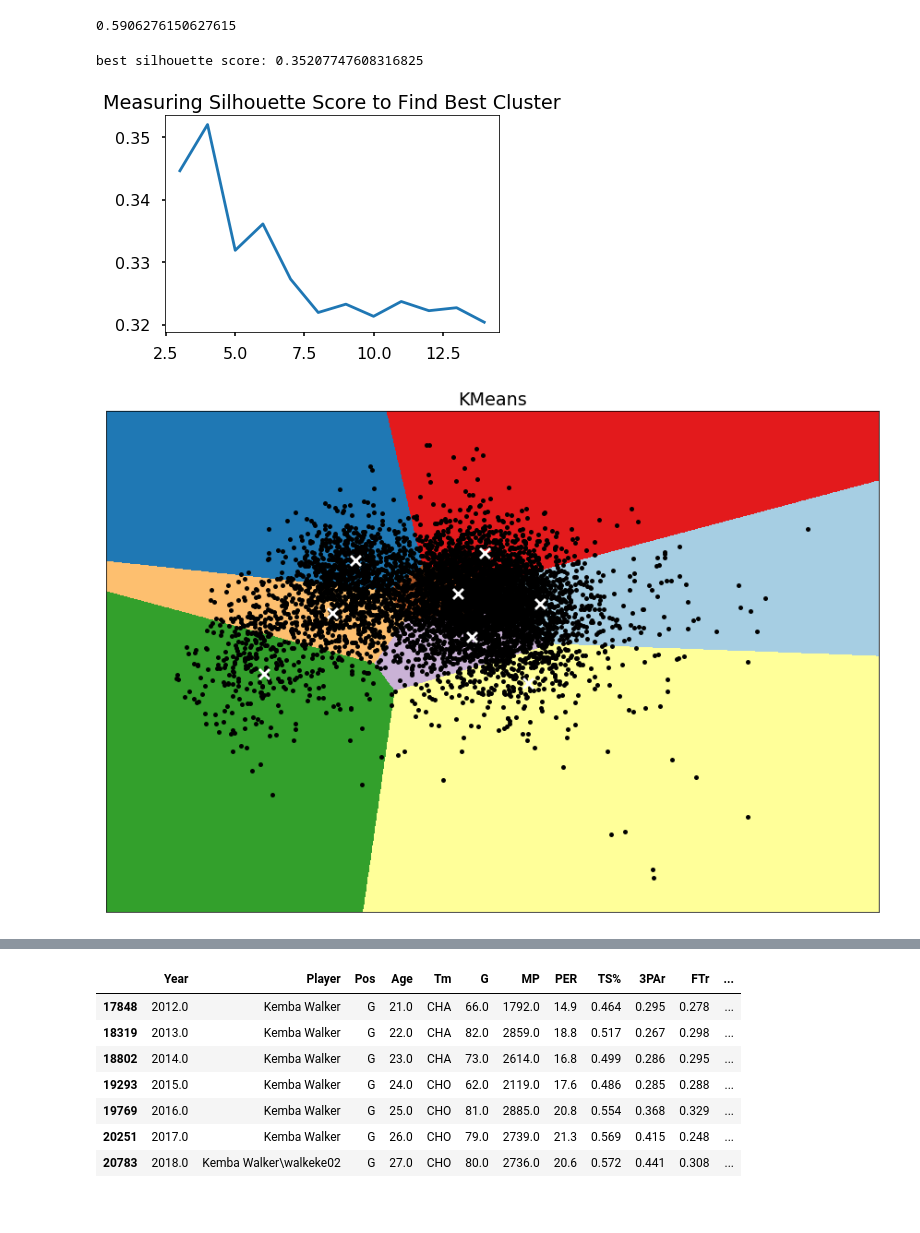
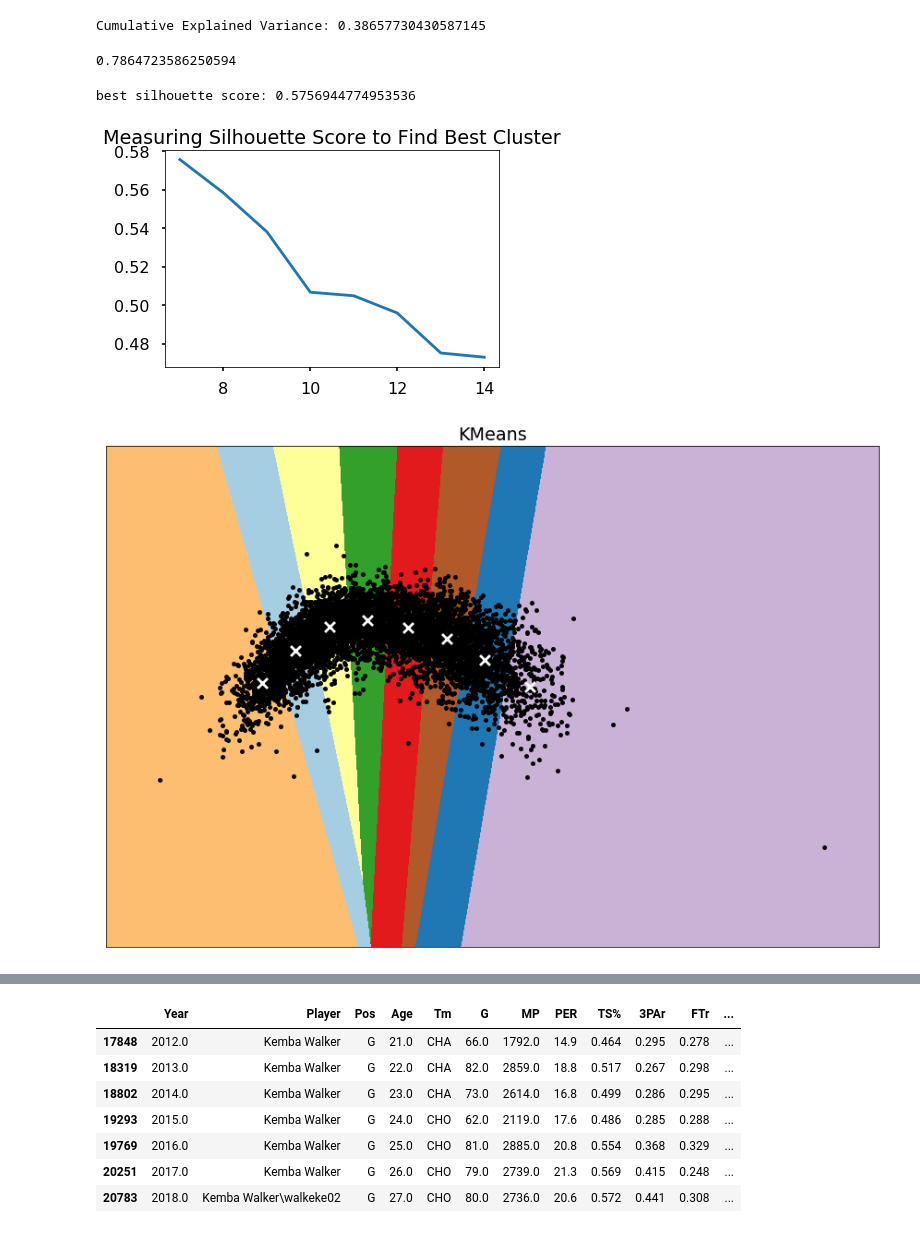
Before and after one commit to kfw322/BBallStatsNerd, a Jupyter notebook: Classifications.ipynb, the cells around one changed output, grey strips where cells are left out. Saved outputs shown, nothing was run; the diff lists cells and outputs as text; code cells hidden in the pictures.

```diff
--- a/Classifications.ipynb
+++ b/Classifications.ipynb
@@ -59,0 +44,4 @@ Cumulative Explained Variance: 0.3329007214848214
+# %%
+for stat in ["TRB","AST","STL","BLK","TOV","PF","PTS"]:
+    modern_data[str(stat+"/36")] = modern_data[stat] / (modern_data["MP"]/36)
+modern_data
@@ -60,20 +67,32 @@ Cumulative Explained Variance: 0.3329007214848214
+# %%
+X = modern_data[["3PAr", "FTr", "TRB%", "AST%", "STL%", "BLK%", "TOV%", "USG%", "TS%", "AST/36", "PTS/36", "DWS", "DBPM","PPS_00-02 At Rim","PPS_03-08 Near Rim","PPS_09-12 Short Range","PPS_13-17 Mid Range","PPS_18-23 Long Jumper","PPS_24-27 Three","PPS_28-34 Deep"]]#[["PPS_00-02 At Rim","PPS_03-08 Near Rim","PPS_09-12 Short Range","PPS_13-17 Mid Range","PPS_18-23 Long Jumper","PPS_24-27 Three","PPS_28-34 Deep","PPS_35-46 Near Half","TRB/36", "AST/36", "STL/36", "BLK/36", "PTS/36", "OWS", "DWS", "OBPM", "DBPM", "3PAr", "FTr", "TRB%", "AST%", "STL%", "BLK%", "TOV%", "USG%"]]
+y = modern_data["Pos"]
+
+scaler = StandardScaler()
+X_scaled = scaler.fit_transform(X)
+pca = PCA(n_components=2)
+pca.fit(X_scaled)
+X_pca = pca.transform(X_scaled)
+print("Cumulative Explained Variance:", pca.explained_variance_ratio_.sum())
+# %% [output]
+Cumulative Explained Variance: 0.38657730430587145
 # %%
-LDA = LinearDiscriminantAnalysis(n_components=2, solver='eigen', shrinkage="auto")
+LDA = LinearDiscriminantAnalysis(n_components=2, solver='eigen')
 LDA_reduced_df = LDA.fit(X_scaled,y).transform(X_scaled)
 LDA.score(X_scaled,y)
 # %% [output]
-0.5906276150627615
+0.7864723586250594
 # %%
 def kmeans(reduced_data, n_clusters):
     """
     performs kmeans clustering and returns labels, centroids, inertia, and silhouette score
     """
-    kmeans = KMeans(n_clusters=n_clusters, random_state=2)
+    kmeans = KMeans(n_clusters=n_clusters)
     kmeans = kmeans.fit(reduced_data)
     labels = kmeans.labels_
     centroids = kmeans.cluster_centers_
     inertia = kmeans.inertia_
-    sil_score = metrics.silhouette_score(reduced_data, kmeans.labels_, metric='euclidean')
+    sil_score = metrics.silhouette_score(reduced_data, kmeans.labels_, metric='sqeuclidean')
 
     data_dictionary = {
         "labels": labels,
@@ -98,10 +117,10 @@ def find_best_cluster(data,a,b):
     plt.plot(range(a,b), scores)
     plt.title("""Measuring Silhouette Score to Find Best Cluster""")
     print("best silhouette score:", np.max(scores))
-find_best_cluster(LDA_reduced_df,3,15)
+find_best_cluster(LDA_reduced_df,7,15)
 # %% [output]
-best silhouette score: 0.35207747608316825
+best silhouette score: 0.5756944774953536
-[figure, old version]
+[figure, new version]
 # %%
 kmeans = kmeans(LDA_reduced_df, 8)
 # %%
@@ -110,45 +129,45 @@ y = kmeans['labels']
 df = pd.DataFrame({'X1':LDA_reduced_df[:,0],'X2':LDA_reduced_df[:,1]})
 # %%
 def plot_kmeans_cluster(reduced_data, k_clusters, plot_title):
-    kmeans = KMeans(init='k-means++', n_clusters=k_clusters, n_init=20)
+    kmeans = KMeans(init='k-means++', n_clusters=k_clusters, n_init=80)
     kmeans.fit(reduced_data)
 
     # Step size of the mesh. Decrease to increase the quality of the VQ.
-    h = .005     # point in the mesh [x_min, x_max]x[y_min, y_max].
+    h = .0025     # point in the mesh [x_min, x_max]x[y_min, y_max].
 
     # Plot the decision boundary. For that, we will assign a color to each
     x_min, x_max = reduced_data[:, 0].min() - 1, reduced_data[:, 0].max() + 1
     y_min, y_max = reduced_data[:, 1].min() - 1, reduced_data[:, 1].max() + 1
     xx, yy = np.meshgrid(np.arange(x_min, x_max, h), np.arange(y_min, y_max, h))
 
     # Obtain labels for each point in mesh. Use last trained model.
     Z = kmeans.predict(np.c_[xx.ravel(), yy.ravel()])
 
     # Put the result into a color plot
     Z = Z.reshape(xx.shape)
     plt.figure(1, figsize=(15,10))
     plt.clf()
     plt.imshow(Z, interpolation='nearest',
            extent=(xx.min(), xx.max(), yy.min(), yy.max()),
            cmap=plt.cm.Paired,
            aspect='auto', origin='lower')
 
     plt.plot(reduced_data[:, 0], reduced_data[:, 1], 'k.', markersize=10)
     # Plot the centroids as a white X
     centroids = kmeans.cluster_centers_
     plt.scatter(centroids[:, 0], centroids[:, 1],
             marker='x', s=120, linewidths=2,
             color='w', zorder=10)
     plt.title(plot_title)
     plt.xlim(x_min, x_max)
     plt.ylim(y_min, y_max)
     plt.xticks(())
     plt.yticks(())
     plt.show()
 
 plot_kmeans_cluster(LDA_reduced_df, k_clusters=8, plot_title="""KMeans""")
 # %% [output]
-[figure, old version]
+[figure, new version]
 # %%
 def feature_importance(cluster_data, league_data):
     """
```
Also changed, not shown: parts of 8 cells of this notebook, 1 other file.
